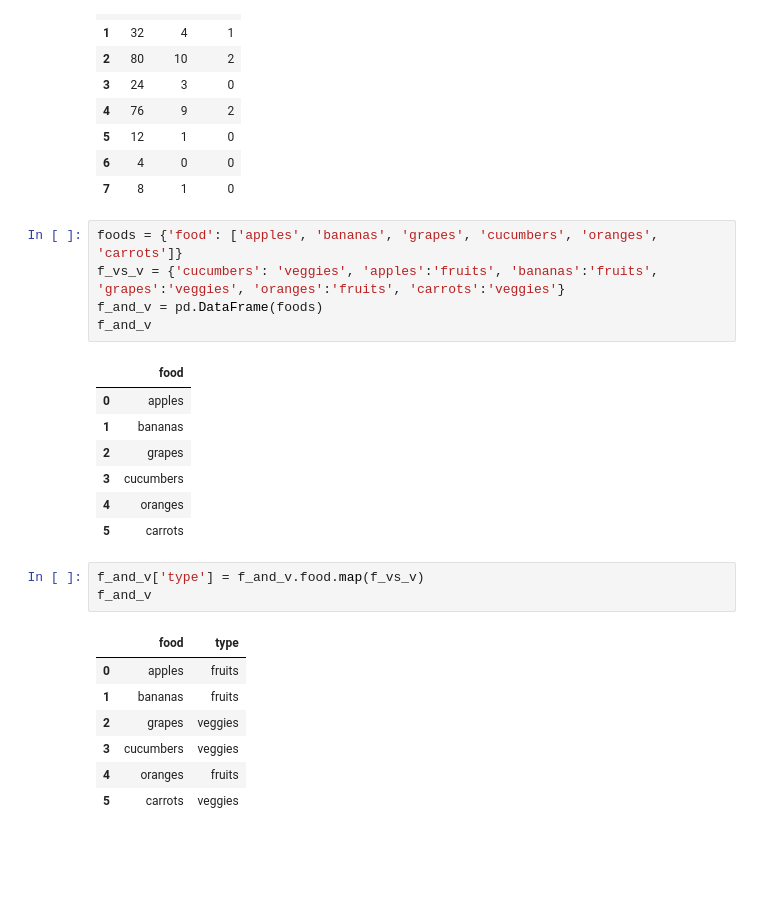
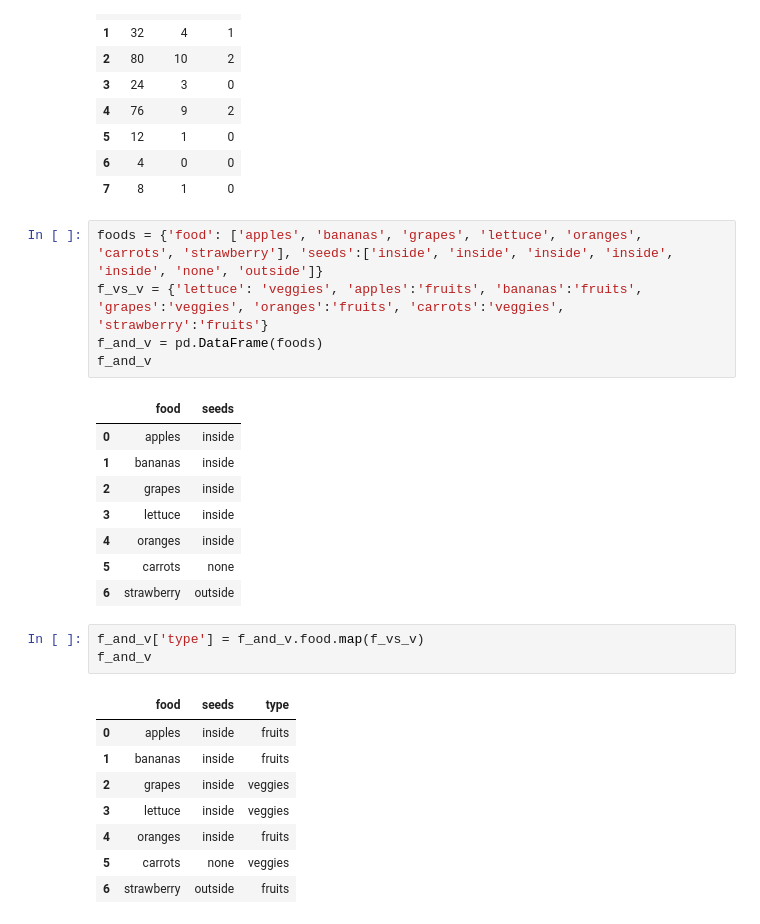
Before and after one commit to mmj32/Class-Practice-Repo, a Jupyter notebook: todo5/pandas_notes2_haring.ipynb, the cells around one changed output. Drawn from its saved outputs; the diff is of its cells as text; blank space fills up the shorter version.

```diff
--- a/todo5/pandas_notes2_haring.ipynb
+++ b/todo5/pandas_notes2_haring.ipynb
@@ -756,26 +756,28 @@ bit_con_df
 | 6 | 4 | 0 | 0 |
 | 7 | 8 | 1 | 0 |
 # %%
-foods = {'food': ['apples', 'bananas', 'grapes', 'cucumbers', 'oranges', 'carrots']}
-f_vs_v = {'cucumbers': 'veggies', 'apples':'fruits', 'bananas':'fruits', 'grapes':'veggies', 'oranges':'fruits', 'carrots':'veggies'}
+foods = {'food': ['apples', 'bananas', 'grapes', 'lettuce', 'oranges', 'carrots', 'strawberry'], 'seeds':['inside', 'inside', 'inside', 'inside', 'inside', 'none', 'outside']}
+f_vs_v = {'lettuce': 'veggies', 'apples':'fruits', 'bananas':'fruits', 'grapes':'veggies', 'oranges':'fruits', 'carrots':'veggies', 'strawberry':'fruits'}
 f_and_v = pd.DataFrame(foods)
 f_and_v
 # %% [output]
-|  | food |
-| 0 | apples |
-| 1 | bananas |
-| 2 | grapes |
-| 3 | cucumbers |
-| 4 | oranges |
-| 5 | carrots |
+|  | food | seeds |
+| 0 | apples | inside |
+| 1 | bananas | inside |
+| 2 | grapes | inside |
+| 3 | lettuce | inside |
+| 4 | oranges | inside |
+| 5 | carrots | none |
+| 6 | strawberry | outside |
 # %%
 f_and_v['type'] = f_and_v.food.map(f_vs_v)
 f_and_v
 # %% [output]
-|  | food | type |
-| 0 | apples | fruits |
-| 1 | bananas | fruits |
-| 2 | grapes | veggies |
-| 3 | cucumbers | veggies |
-| 4 | oranges | fruits |
-| 5 | carrots | veggies |
+|  | food | seeds | type |
+| 0 | apples | inside | fruits |
+| 1 | bananas | inside | fruits |
+| 2 | grapes | inside | veggies |
+| 3 | lettuce | inside | veggies |
+| 4 | oranges | inside | fruits |
+| 5 | carrots | none | veggies |
+| 6 | strawberry | outside | fruits |
```
Also changed, not shown: parts of 1 cell of this notebook.
